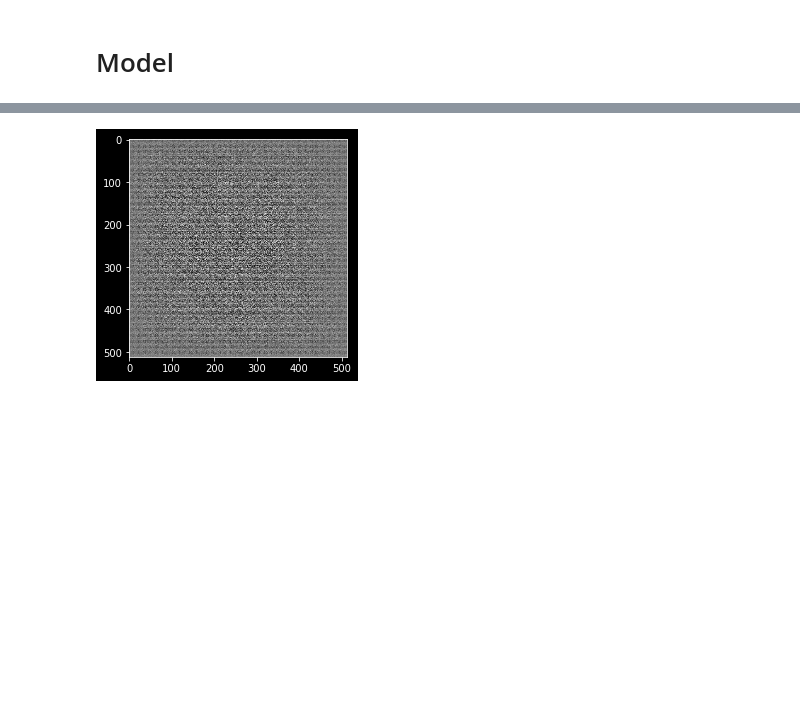
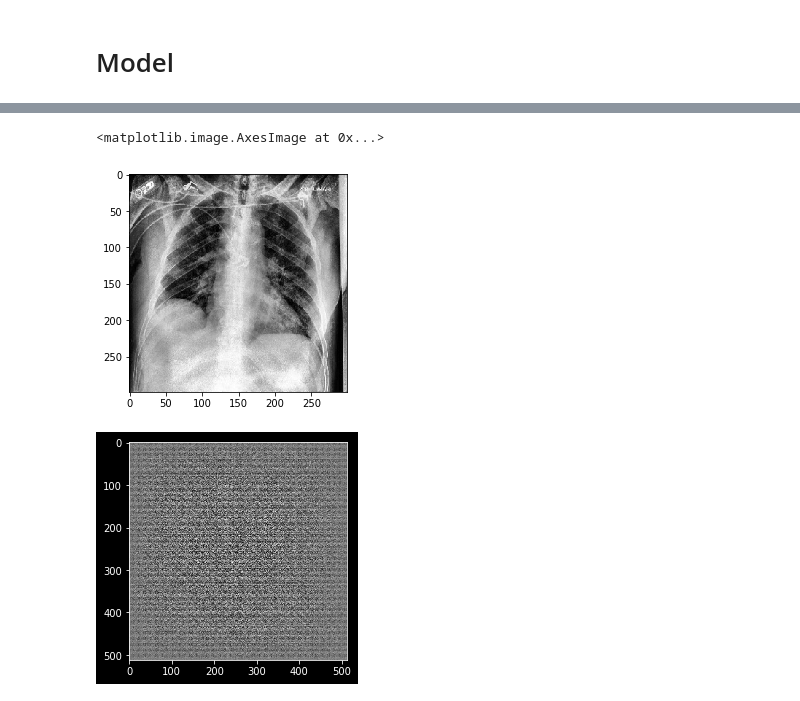
Before and after one commit to Mooseburger1/CSE6250, a Jupyter notebook: AutoEncoder_dev.ipynb, the cells around one changed output, grey strips where cells are left out. Cells and saved outputs as stored; diff of their text form; code cells hidden in the pictures; blank space fills up the shorter version.

```diff
--- a/AutoEncoder_dev.ipynb
+++ b/AutoEncoder_dev.ipynb
@@ -170,6 +199,11 @@ for img, lab, classname in data.take(1):
     img = img
     lab = lab
     classname = classname
+# %%
+plt.imshow(np.squeeze(img[0]),cmap='gray')
+# %% [output]
+<matplotlib.image.AxesImage at 0x...>
+[figure, added]
 # %%
 output = model(img, training=True)
 # %%
```
Also changed, not shown: parts of 11 cells of this notebook, 5 other files.
